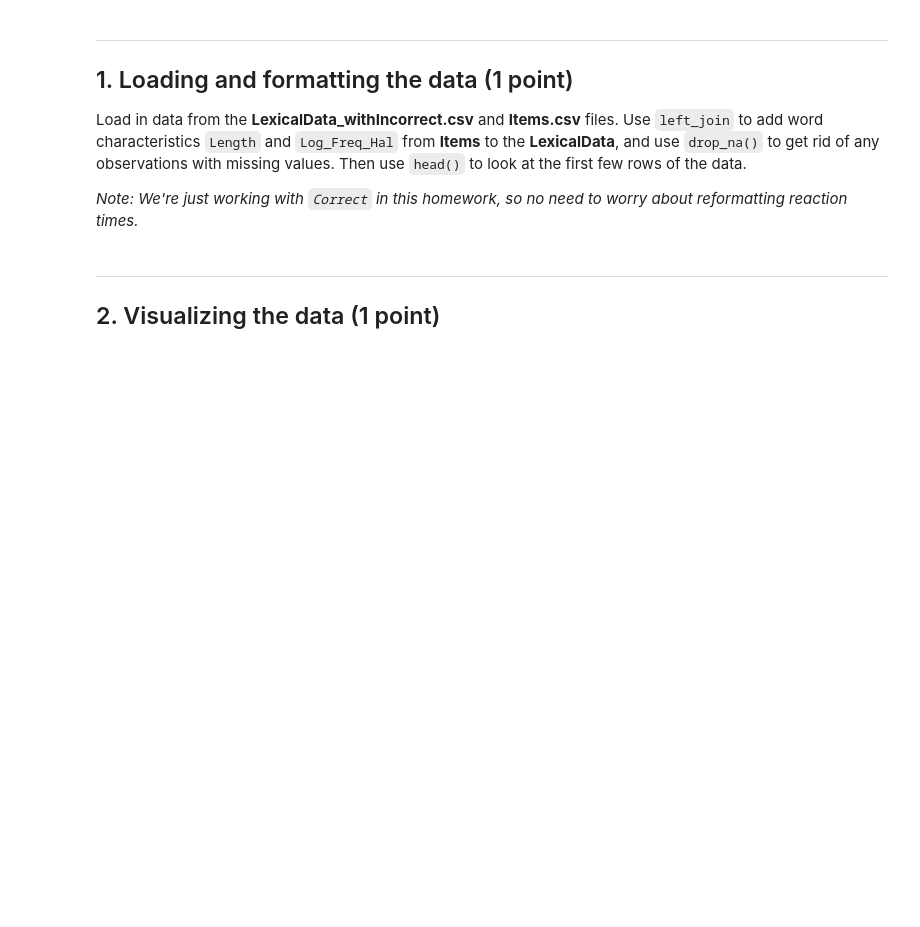
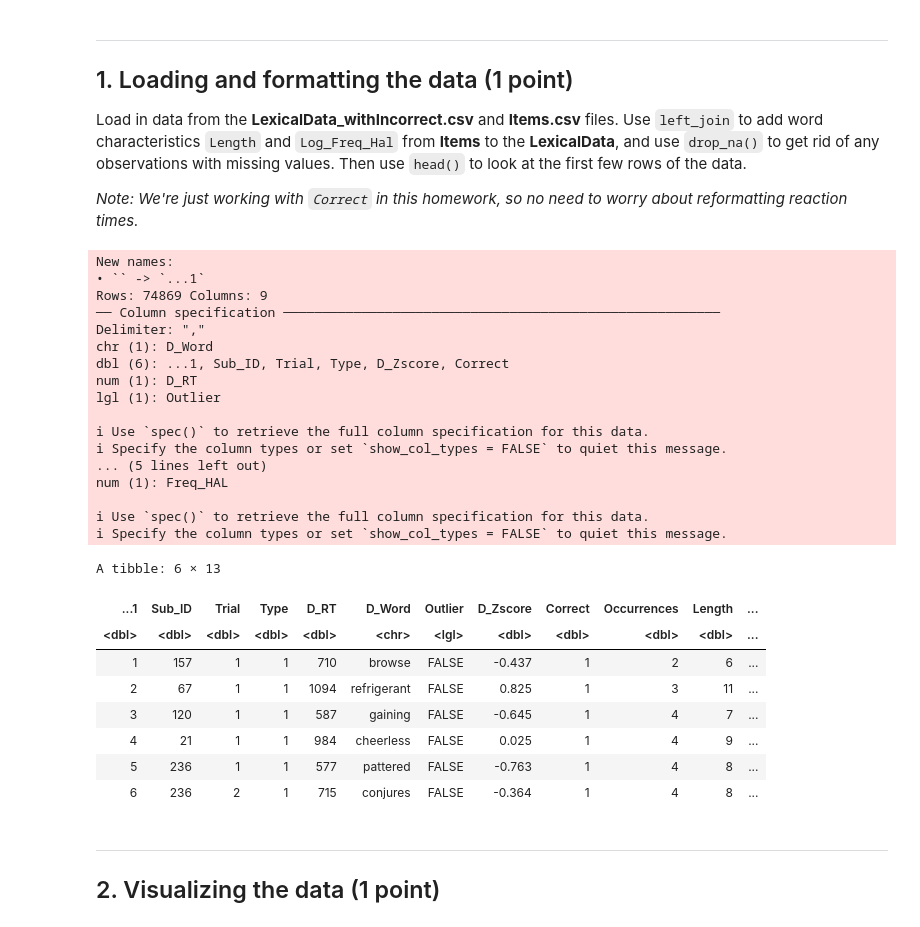
Before and after one commit to cnsimmons/Simmons_DSPN_S25, a Jupyter notebook: ExerciseSubmissions/ex9_classifiers.ipynb, the cells around one changed output. Saved outputs shown, nothing was run; the diff lists cells and outputs as text; code cells hidden in the pictures; blank space fills up the shorter version.

```diff
--- a/ExerciseSubmissions/ex9_classifiers.ipynb
+++ b/ExerciseSubmissions/ex9_classifiers.ipynb
@@ -22,3 +20,45 @@ Load in data from the **LexicalData_withIncorrect.csv** and **Items.csv** files.
+# %%
+# Load required libraries
+#library(tidyverse)
+
+# Load data
+lexical_data <- read_csv("Homework datasets/lexDat/LexicalData_withIncorrect.csv")
+items_data <- read_csv("Homework datasets/lexDat/Items.csv")
+
+# Join the datasets and drop NA values
+fdata <- lexical_data %>%
+  left_join(items_data, by = c("D_Word" = "Word")) %>%
+  drop_na()
+
+# View the first few rows
+head(fdata)
+# %% [output]
+New names:
+• `` -> `...1`
+Rows: 74869 Columns: 9
+── Column specification ────────────────────────────────────────────────────────
+Delimiter: ","
+chr (1): D_Word
+dbl (6): ...1, Sub_ID, Trial, Type, D_Zscore, Correct
+num (1): D_RT
+lgl (1): Outlier
+
+ℹ Use `spec()` to retrieve the full column specification for this data.
+ℹ Specify the column types or set `show_col_types = FALSE` to quiet this message.
+... (5 lines left out)
+num (1): Freq_HAL
+
+ℹ Use `spec()` to retrieve the full column specification for this data.
+ℹ Specify the column types or set `show_col_types = FALSE` to quiet this message.
+A tibble: 6 × 13
+| ...1 | Sub_ID | Trial | Type | D_RT | D_Word | Outlier | D_Zscore | Correct | Occurrences | Length | ... |
+| <dbl> | <dbl> | <dbl> | <dbl> | <dbl> | <chr> | <lgl> | <dbl> | <dbl> | <dbl> | <dbl> | ... |
+| 1 | 157 | 1 | 1 | 710 | browse | FALSE | -0.437 | 1 | 2 | 6 | ... |
+| 2 | 67 | 1 | 1 | 1094 | refrigerant | FALSE | 0.825 | 1 | 3 | 11 | ... |
+| 3 | 120 | 1 | 1 | 587 | gaining | FALSE | -0.645 | 1 | 4 | 7 | ... |
+| 4 | 21 | 1 | 1 | 984 | cheerless | FALSE | 0.025 | 1 | 4 | 9 | ... |
+| 5 | 236 | 1 | 1 | 577 | pattered | FALSE | -0.763 | 1 | 4 | 8 | ... |
+| 6 | 236 | 2 | 1 | 715 | conjures | FALSE | -0.364 | 1 | 4 | 8 | ... |
 # %% [markdown]
 ---
 ## 2. Visualizing the data (1 point)
```
Also changed, not shown: parts of 15 cells of this notebook.
